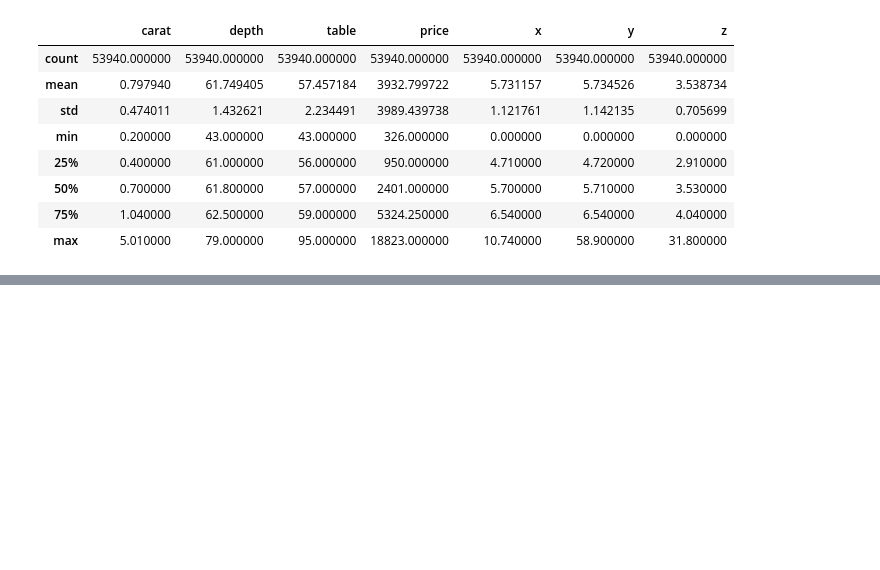
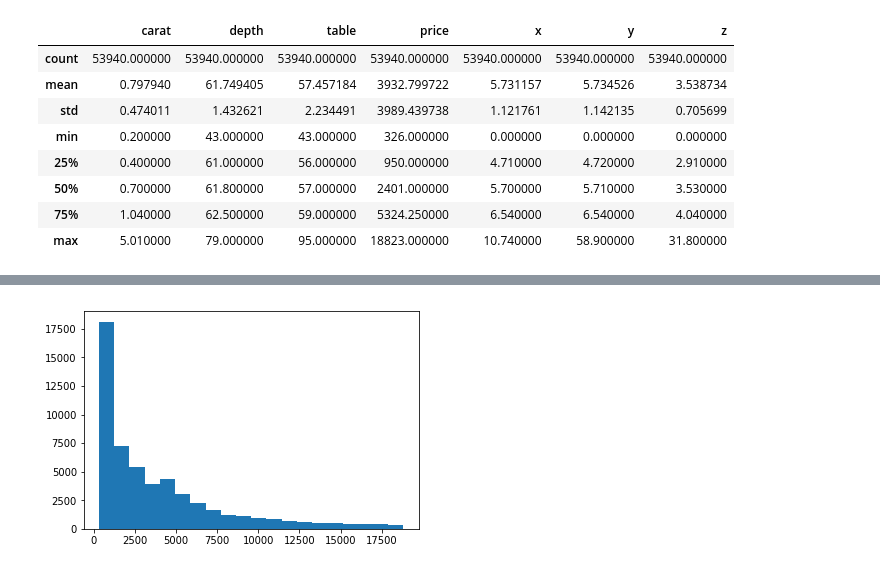
Before and after one commit to iRaied/Diamond-Pricing, a Jupyter notebook: Diamond_Project.ipynb, the cells around one changed output, grey strips where cells are left out. Drawn from its saved outputs; the diff is of its cells as text; code cells hidden in the pictures; blank space fills up the shorter version.

```diff
--- a/Diamond_Project.ipynb
+++ b/Diamond_Project.ipynb
@@ -57,0 +85,4 @@ diamonds.describe()
+# %%
+plt.hist(data = diamonds, x = 'price', bins = 20);
+# %% [output]
+[figure, added]
```
Also changed, not shown: parts of 19 cells of this notebook, 1 other file.
